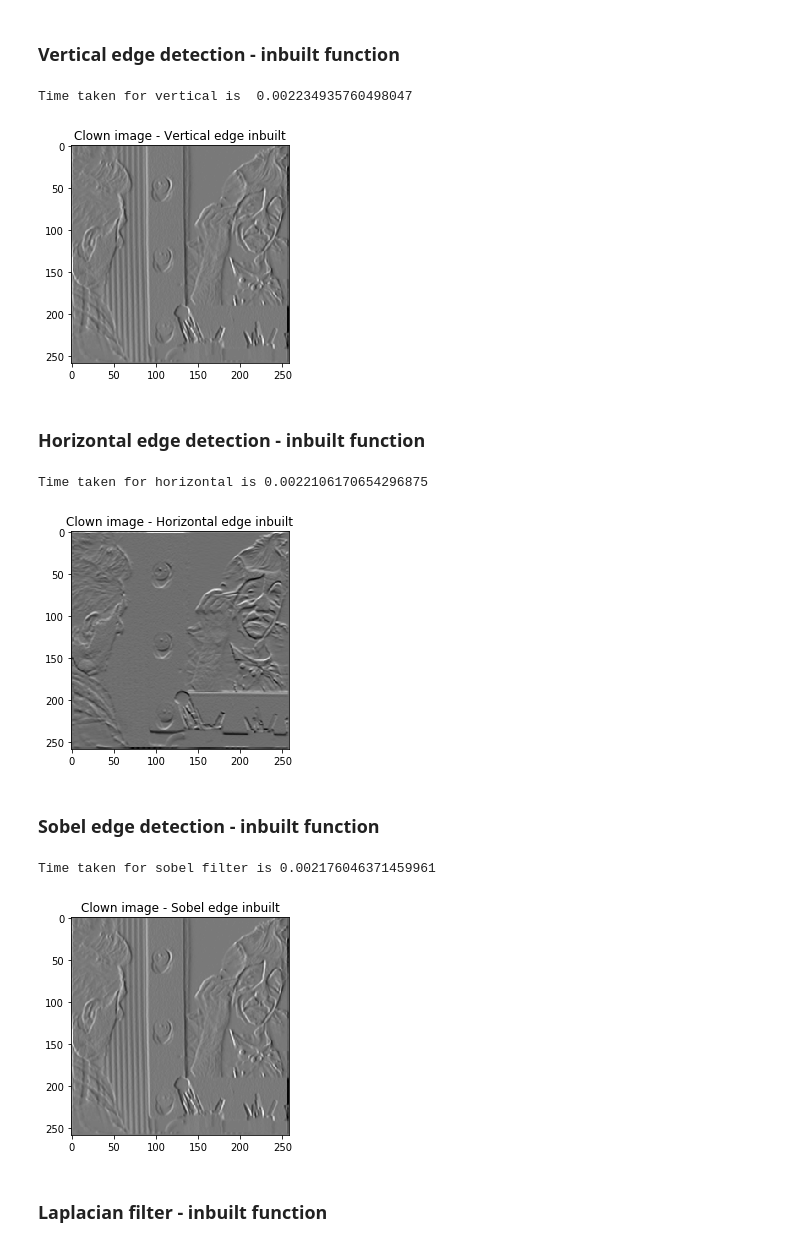
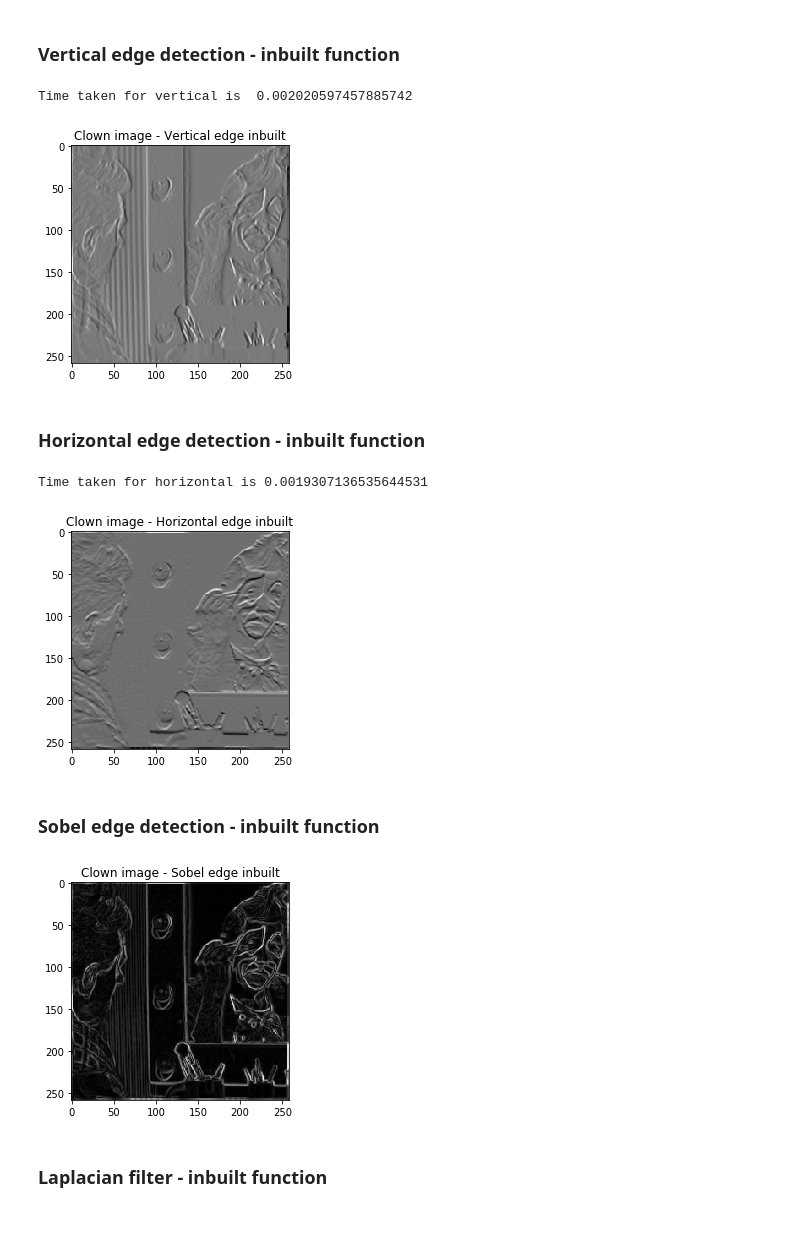
Before and after one commit to Sharath-Ramachandran/DeepLearningAssignments, a Jupyter notebook: Assignment1/Question3.ipynb, the cells around one changed output. Cells and saved outputs as stored; diff of their text form; code cells hidden in the pictures.

Commit message:
Changes made in SObel filter

```diff
--- a/Assignment1/Question3.ipynb
+++ b/Assignment1/Question3.ipynb
@@ -28,7 +28,7 @@ def my_conv2(image, filters):
             output[i-k1,j-k2]=temp_sum
     return output
 # %%
-image = Image.open('Data/clown.tif').convert('L')
+image = io.imread('Data/clown.tif',as_gray='True')
 # %%
 plt.imshow(image,cmap='gray')
 plt.title('Clown image')
@@ -128,41 +120,37 @@ Text(0.5, 1.0, 'Clown image - Laplacian edge detection')
 # %%
 from scipy import signal
 start_time = time.time()
-result = signal.convolve2d(image,vertical_edges)
+imageOut_vertical = signal.convolve2d(image,vertical_edges)
 end_time = time.time()
 print("Time taken for vertical is ", end_time-start_time)
-plt.imshow(result,cmap='gray')
+plt.imshow(imageOut_vertical,cmap='gray')
 plt.title('Clown image - Vertical edge inbuilt')
 plt.show()
 # %% [output]
-Time taken for vertical is  0.002234935760498047
+Time taken for vertical is  0.002020597457885742
 [figure]
 # %% [markdown]
 ### Horizontal  edge detection - inbuilt function
 # %%
 start_time = time.time()
-result = signal.convolve2d(image,horizontal_edges)
+imageOut_horizontal = signal.convolve2d(image,horizontal_edges)
 end_time = time.time()
 print("Time taken for horizontal is", end_time-start_time)
-plt.imshow(result,cmap='gray')
+plt.imshow(imageOut_horizontal,cmap='gray')
 plt.title('Clown image - Horizontal edge inbuilt')
 plt.show()
 # %% [output]
-Time taken for horizontal is 0.0022106170654296875
+Time taken for horizontal is 0.0019307136535644531
 [figure]
 # %% [markdown]
 ### Sobel edge detection - inbuilt function
 # %%
-start_time = time.time()
-result = signal.convolve2d(image,sobel_filter)
-end_time = time.time()
-print("Time taken for sobel filter is", end_time-start_time)
+result = np.sqrt(np.square(imageOut_vertical)+np.square(imageOut_horizontal))#signal.convolve2d(image,sobel_filter)
 plt.imshow(result,cmap='gray')
 plt.title('Clown image - Sobel edge inbuilt')
 plt.show()
 # %% [output]
-Time taken for sobel filter is 0.002176046371459961
-[figure, old version]
+[figure, new version]
 # %% [markdown]
 ### Laplacian filter - inbuilt function
 # %%
```
Also changed, not shown: parts of 10 cells of this notebook, 1 other file.
